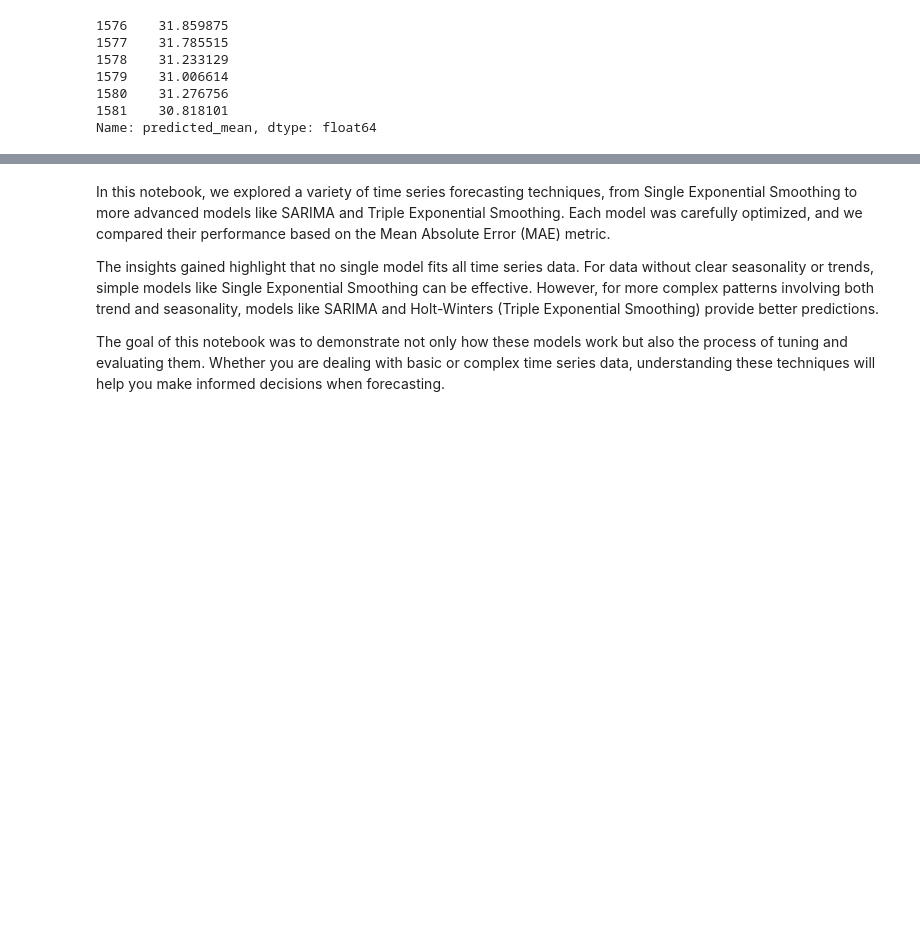
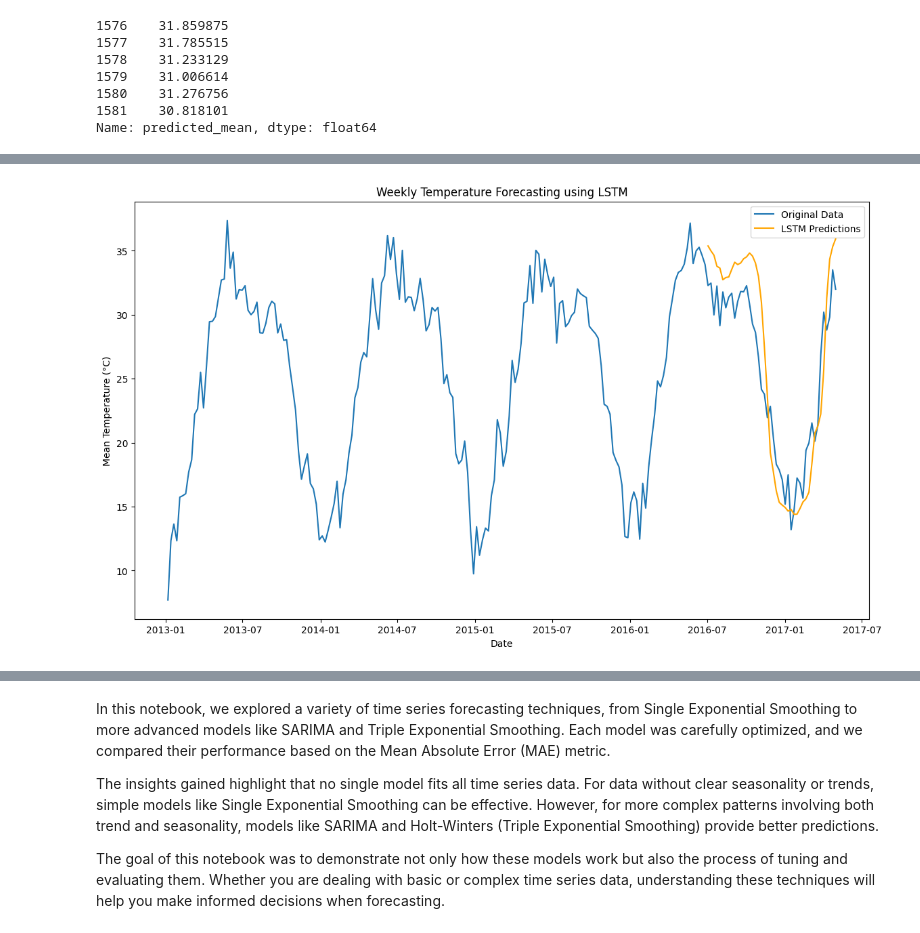
Before and after one commit to Mesutssmn/Time-Series-Weather-Temp, a Jupyter notebook: weekly-weather-temp-forecast.ipynb, the cells around one changed output, grey strips where cells are left out. Saved outputs shown, nothing was run; the diff lists cells and outputs as text; code cells hidden in the pictures; blank space fills up the shorter version.

Commit message:
Kaggle Notebook | Weekly Weather Temp Forecast - Sarimax, LSTM | Version 2

```diff
--- a/weekly-weather-temp-forecast.ipynb
+++ b/weekly-weather-temp-forecast.ipynb
@@ -749,0 +840,2 @@ Name: predicted_mean, dtype: float64
+# %%
+model.fit(X_train, y_train, epochs=30, batch_size=16, verbose=1)
@@ -749,0 +861,2 @@ Name: predicted_mean, dtype: float64
+# %%
+y_test_pred = model.predict(X_test)
@@ -749,0 +865,16 @@ Name: predicted_mean, dtype: float64
+# %%
+y_test_pred = scaler.inverse_transform(y_test_pred)
+y_test_actual = scaler.inverse_transform(y_test)
+# %%
+test_indices = weekly_mean.index[-len(y_test):]
+# %%
+plt.figure(figsize=(14, 8))
+plt.plot(weekly_mean.index, weekly_mean, label='Original Data')
+plt.plot(test_indices, y_test_pred, label='LSTM Predictions', color='orange')
+plt.title('Weekly Temperature Forecasting using LSTM')
+plt.xlabel('Date')
+plt.ylabel('Mean Temperature (°C)')
+plt.legend()
+plt.show()
+# %% [output]
+[figure, added]
```
Also changed, not shown: parts of 14 cells of this notebook.
